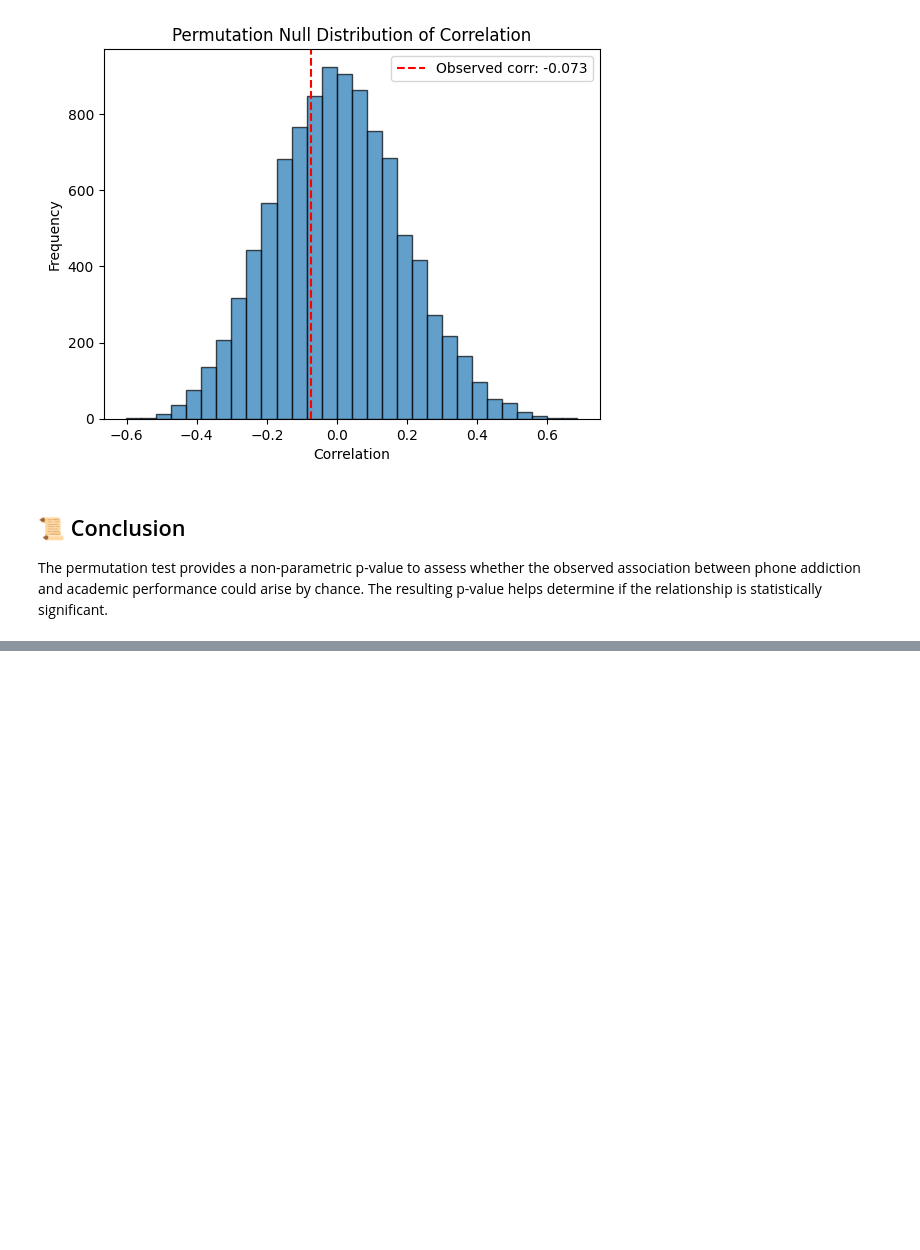
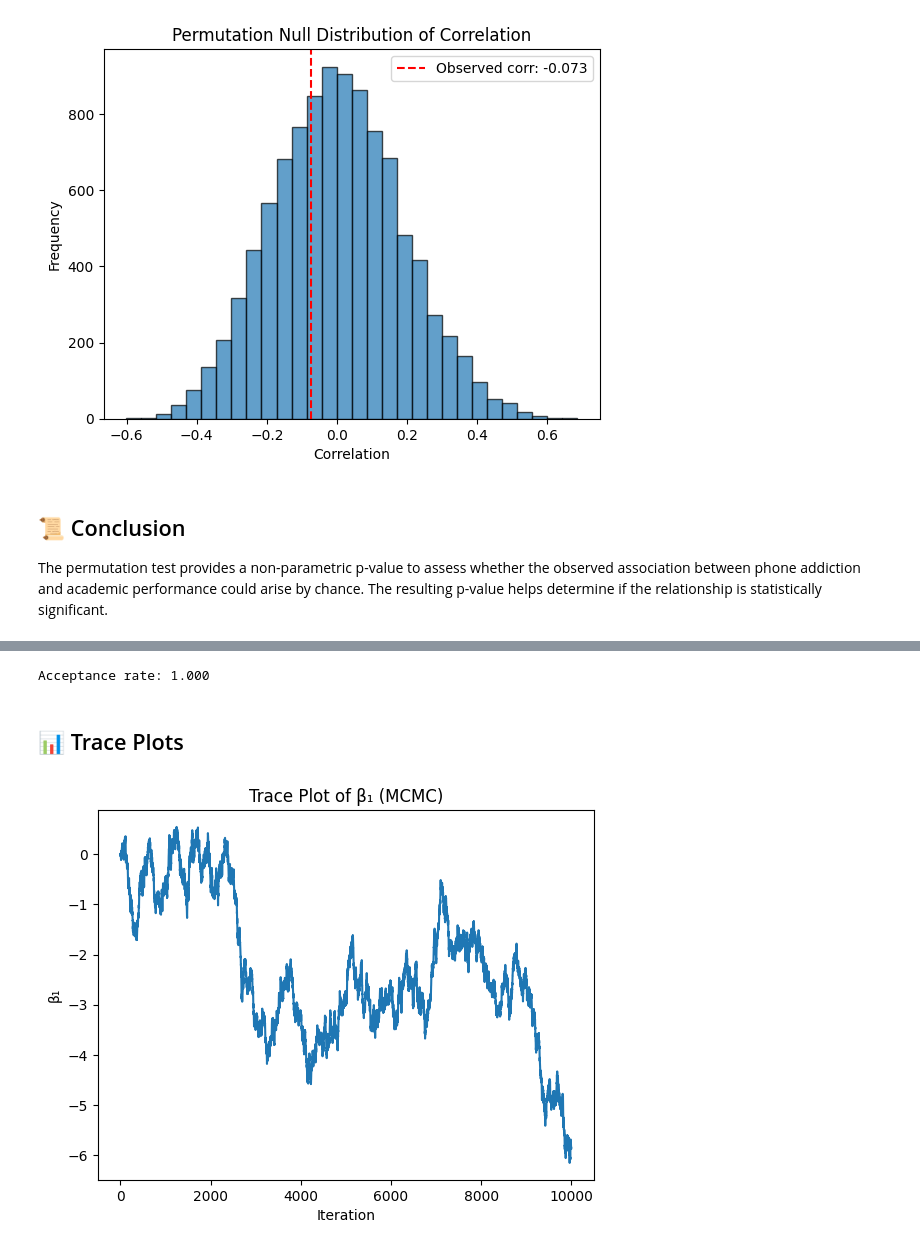
Before and after one commit to Monferium/APM1210, a Jupyter notebook: 2_Resampling_and_Inferential_Statistics.ipynb, the cells around one changed output, grey strips where cells are left out. Saved outputs shown, nothing was run; the diff lists cells and outputs as text; code cells hidden in the pictures; blank space fills up the shorter version.

Commit message:
mcmc inference

```diff
--- a/2_Resampling_and_Inferential_Statistics.ipynb
+++ b/2_Resampling_and_Inferential_Statistics.ipynb
@@ -202,0 +237,43 @@ The permutation test provides a non-parametric p-value to assess whether the obs
+# %%
+
+n_iter = 10000
+burn_in = 1000
+
+beta_chain = np.zeros(n_iter)
+beta_current = 0.0
+proposal_sd = 0.05
+
+def log_posterior(beta):
+    y_hat = beta * x_centered
+    residuals = y_centered - y_hat
+    sigma2 = np.var(residuals, ddof=1)
+    ll = -0.5 * np.sum(residuals**2) / sigma2
+    return ll  # flat prior
+
+acceptance = 0
+
+for i in range(1, n_iter):
+    beta_proposal = np.random.normal(beta_current, proposal_sd)
+    log_alpha = log_posterior(beta_proposal) - log_posterior(beta_current)
+    if np.log(random.random()) < log_alpha:
+        beta_current = beta_proposal
+        acceptance += 1
+    beta_chain[i] = beta_current
+
+print(f"Acceptance rate: {acceptance/n_iter:.3f}")
+# %% [output]
+Acceptance rate: 1.000
+# %% [markdown]
+
+## 📊 Trace Plots
+# %%
+
+plt.plot(beta_chain)
+plt.title("Trace Plot of β₁ (MCMC)")
+plt.xlabel("Iteration")
+plt.ylabel("β₁")
+plt.show()
+
+beta_post = beta_chain[burn_in:]
+# %% [output]
+[figure, added]
```
Also changed, not shown: parts of 5 cells of this notebook.
